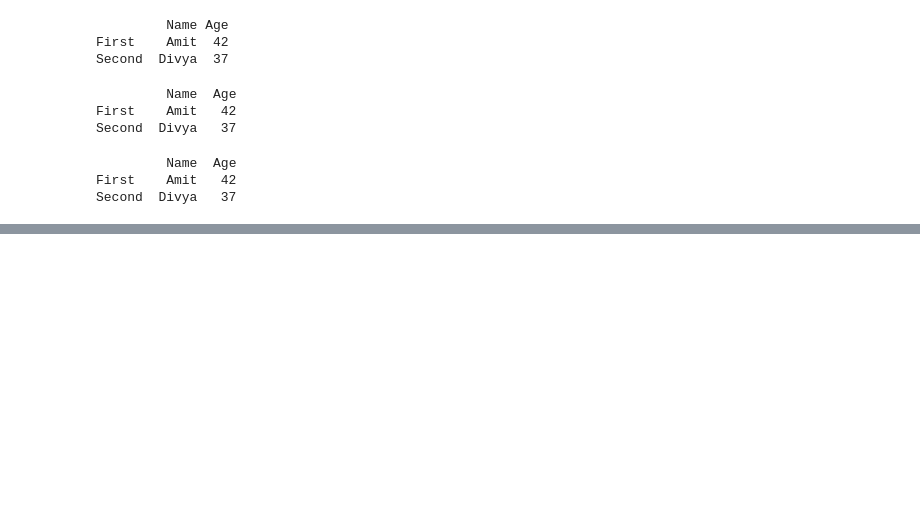
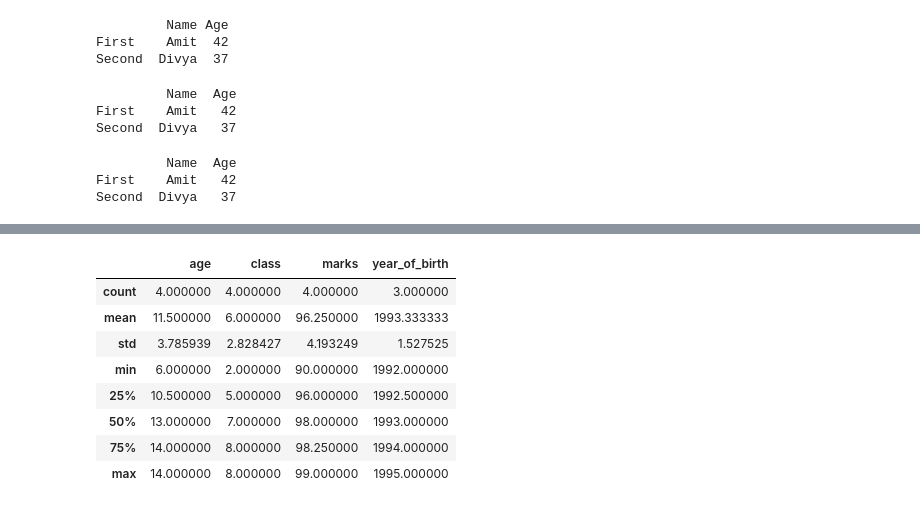
Before and after one commit to amitarora15/my_python_poc, a Jupyter notebook: app/my_pandas.ipynb, the cells around one changed output, grey strips where cells are left out. Saved outputs shown, nothing was run; the diff lists cells and outputs as text; code cells hidden in the pictures; blank space fills up the shorter version.

```diff
--- a/app/my_pandas.ipynb
+++ b/app/my_pandas.ipynb
@@ -75,0 +107,12 @@ Second  Divya   37
+# %%
+df.describe()
+# %% [output]
+|  | age | class | marks | year_of_birth |
+| count | 4.000000 | 4.000000 | 4.000000 | 3.000000 |
+| mean | 11.500000 | 6.000000 | 96.250000 | 1993.333333 |
+| std | 3.785939 | 2.828427 | 4.193249 | 1.527525 |
+| min | 6.000000 | 2.000000 | 90.000000 | 1992.000000 |
+| 25% | 10.500000 | 5.000000 | 96.000000 | 1992.500000 |
+| 50% | 13.000000 | 7.000000 | 98.000000 | 1993.000000 |
+| 75% | 14.000000 | 8.000000 | 98.250000 | 1994.000000 |
+| max | 14.000000 | 8.000000 | 99.000000 | 1995.000000 |
```
Also changed, not shown: parts of 16 cells of this notebook, 1 other file.
